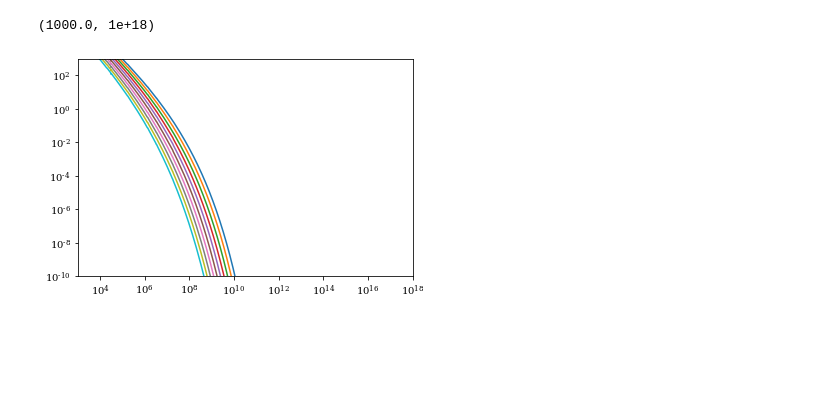
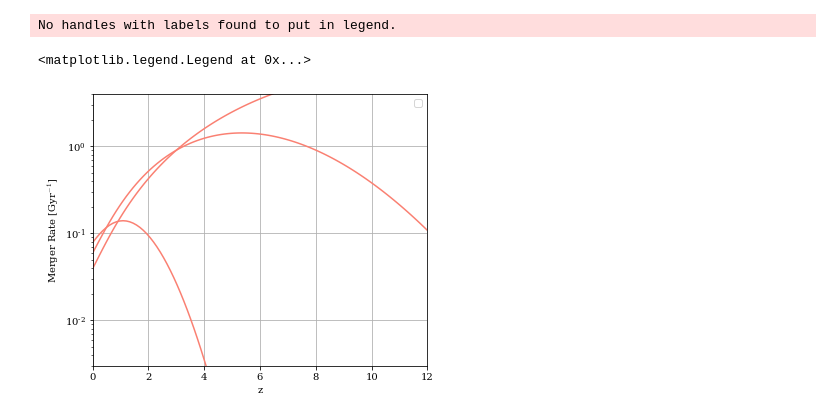
Before and after one commit to antoninvapa/Masters-Project, a Jupyter notebook: PressSchechter.ipynb, the cells around one changed output. Cells and saved outputs as stored; diff of their text form; code cells hidden in the pictures; blank space fills up the shorter version.

```diff
--- a/PressSchechter.ipynb
+++ b/PressSchechter.ipynb
@@ -389,18 +394,15 @@ class HaloMassFunction:
         c = 1.210
         return A*( np.power(b / sigma, 1.0*a) + 1)*np.exp(-1.0*c / sigma / sigma )
 # %%
-M=np.logspace(3, 16, 1000)
-HM = HaloMassFunction(0)
-for i in range(20, 30):
-    IMF =HM.IMF(M, i)
-    plt.plot(M, IMF)
-plt.xscale('log')
-plt.yscale('log')
-plt.ylim(1e-10,1e3)
-plt.xlim(1e3,1e18)
+# M=np.logspace(3, 16, 1000)
+# HM = HaloMassFunction(0)
+# for i in range(20, 30):
+#     IMF =HM.IMF(M, i)
+#     plt.plot(M, IMF)
+# plt.xscale('log')
+# plt.yscale('log')
+# plt.ylim(1e-10,1e3)
+# plt.xlim(1e3,1e18)
-# %% [output]
-(1000.0, 1e+18)
-[figure, removed]
 # %%
 class MergerRate:
     def __init__(self, redshift, redshift_lim = (0, 12), M_1=5e13, omega_m=0.27, omega_l=0.73, h=0.73, ns=0.95, sigma8=0.8, Nbins=50, logmass_lim=(6, 20)):
@@ -506,3 +525,24 @@ class MergerRate:
         a, b = self.MergerRate_of_M2z(2*self.M_1, self.M_1)
         plt.yscale('log')
         plt.plot(a, b)
+# %%
+Merge = MergerRate(0)
+Fig, dx = plt.subplots(figsize=(6,5))
+M_1=[1e14, 1e12, 1e10]
+
+z = np.linspace(0, 12, 100)
+for i in range(len(M_1)):
+    MR = Merge.MergerRate_M_Z(2*M_1[i], M_1[i], z)
+    dx.plot(z, MR, c='salmon')
+
+dx.set_ylabel('Merger Rate [Gyr$^{-1}$]')
+dx.set_xlabel('z')
+dx.set_yscale('log')
+dx.grid()
+dx.set_ylim(0.003, 4)
+dx.set_xlim(0, 12)
+dx.legend()
+# %% [output]
+No handles with labels found to put in legend.
+<matplotlib.legend.Legend at 0x...>
+[figure, added]
```
Also changed, not shown: parts of 2 cells of this notebook, 1 other file.
